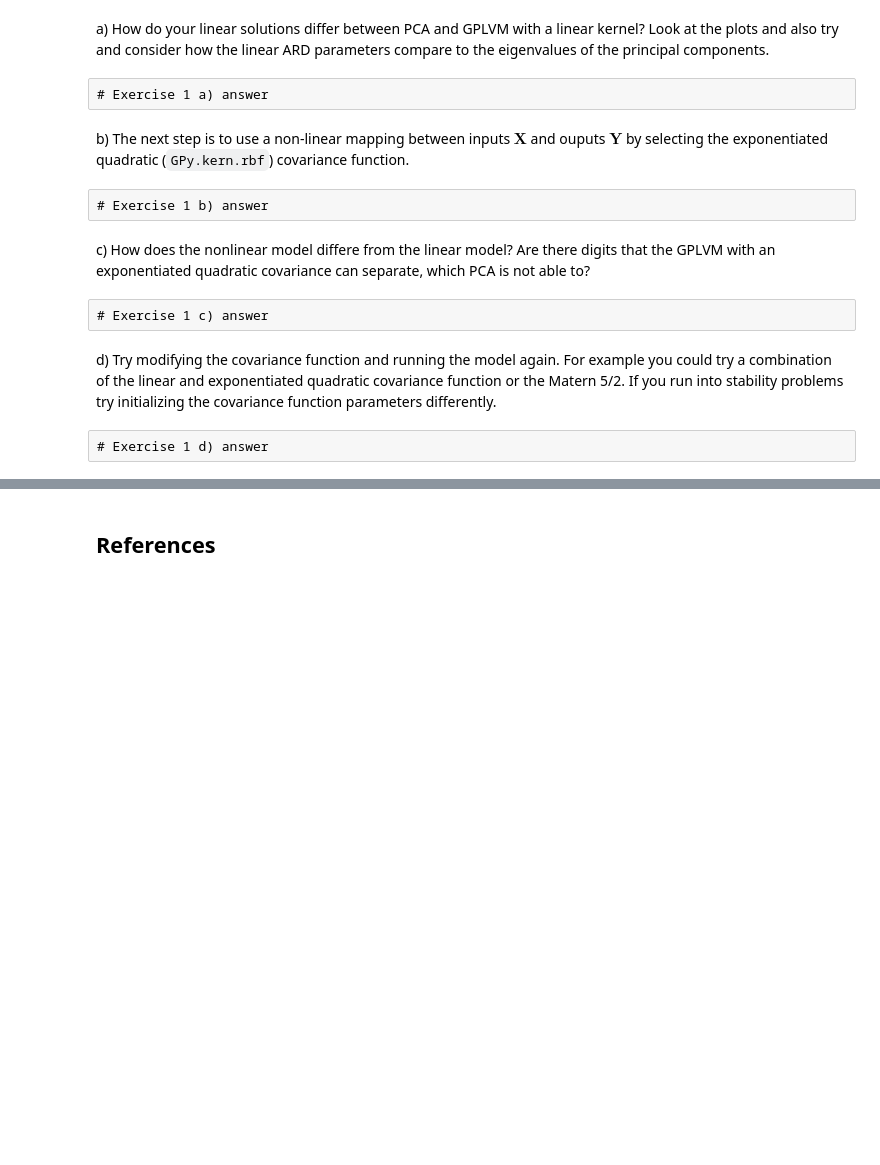
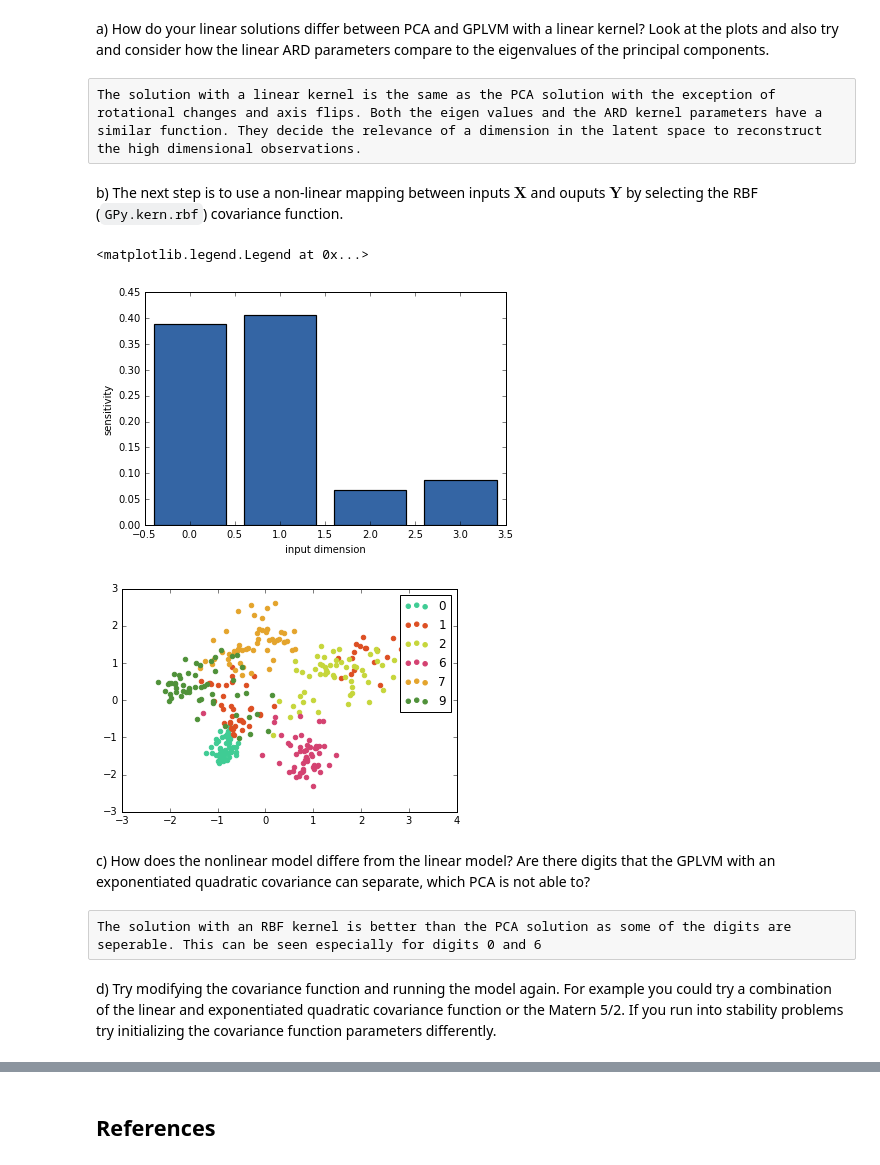
Before and after one commit to ShibataLab/GPyWorkshop, a Jupyter notebook: Part1/Experiments/Notebook2.ipynb, the cells around one changed output, grey strips where cells are left out. Cells and saved outputs as stored; diff of their text form; code cells hidden in the pictures; blank space fills up the shorter version.

```diff
--- a/Part1/Experiments/Notebook2.ipynb
+++ b/Part1/Experiments/Notebook2.ipynb
@@ -98,17 +136,36 @@ For the sake of time, the solution you see was only running for 1000 iterations,
 ### Exercise 1
 # %% [markdown]
 a) How do your linear solutions differ between PCA and GPLVM with a linear kernel? Look at the plots and also try and consider how the linear ARD parameters compare to the eigenvalues of the principal components.
-# %% [raw]
-# Exercise 1 a) answer
+# %% [raw]
+The solution with a linear kernel is the same as the PCA solution with the exception of rotational changes and axis flips. Both the eigen values and the ARD kernel parameters have a similar function. They decide the relevance of a dimension in the latent space to reconstruct the high dimensional observations.
 # %% [markdown]
-b) The next step is to use a non-linear mapping between inputs $\mathbf{X}$ and ouputs $\mathbf{Y}$ by selecting the exponentiated quadratic (`GPy.kern.rbf`) covariance function.
+b) The next step is to use a non-linear mapping between inputs $\mathbf{X}$ and ouputs $\mathbf{Y}$ by selecting the RBF (`GPy.kern.rbf`) covariance function.
-# %% [raw]
-# Exercise 1 b) answer
+# %%
+# set latent dimensions to use
+input_dim = 4
+
+# define covariance function to be used
+kernel = GPy.kern.RBF(input_dim, ARD=True)
+
+# setup the GPLVM model
+m = GPy.models.GPLVM(Yn, input_dim=input_dim, kernel=kernel)
+
+# optimize for 1000 iterations
+m.optimize(messages=1, max_iters=1000)
+
+# visualize the ARD kernel parameters
+m.kern.plot_ARD()
+
+# visualize the two most significant dimensions
+plot_model(m.X, m.rbf.lengthscale.argsort()[:2], labels.flatten())
+plt.legend()
+# %% [output]
+<matplotlib.legend.Legend at 0x...>
+[figure, added]
+[figure, added]
 # %% [markdown]
 c) How does the nonlinear model differe from the linear model? Are there digits that the GPLVM with an exponentiated quadratic covariance can separate, which PCA is not able to?
-# %% [raw]
-# Exercise 1 c) answer
+# %% [raw]
+The solution with an RBF kernel is better than the PCA solution as some of the digits are seperable. This can be seen especially for digits 0 and 6
 # %% [markdown]
 d) Try modifying the covariance function and running the model again. For example you could try a combination of the linear and exponentiated quadratic covariance function or the Matern 5/2. If you run into stability problems try initializing the covariance function parameters differently.
-# %% [raw]
-# Exercise 1 d) answer
```
Also changed, not shown: parts of 62 cells of this notebook, 1 other file.
